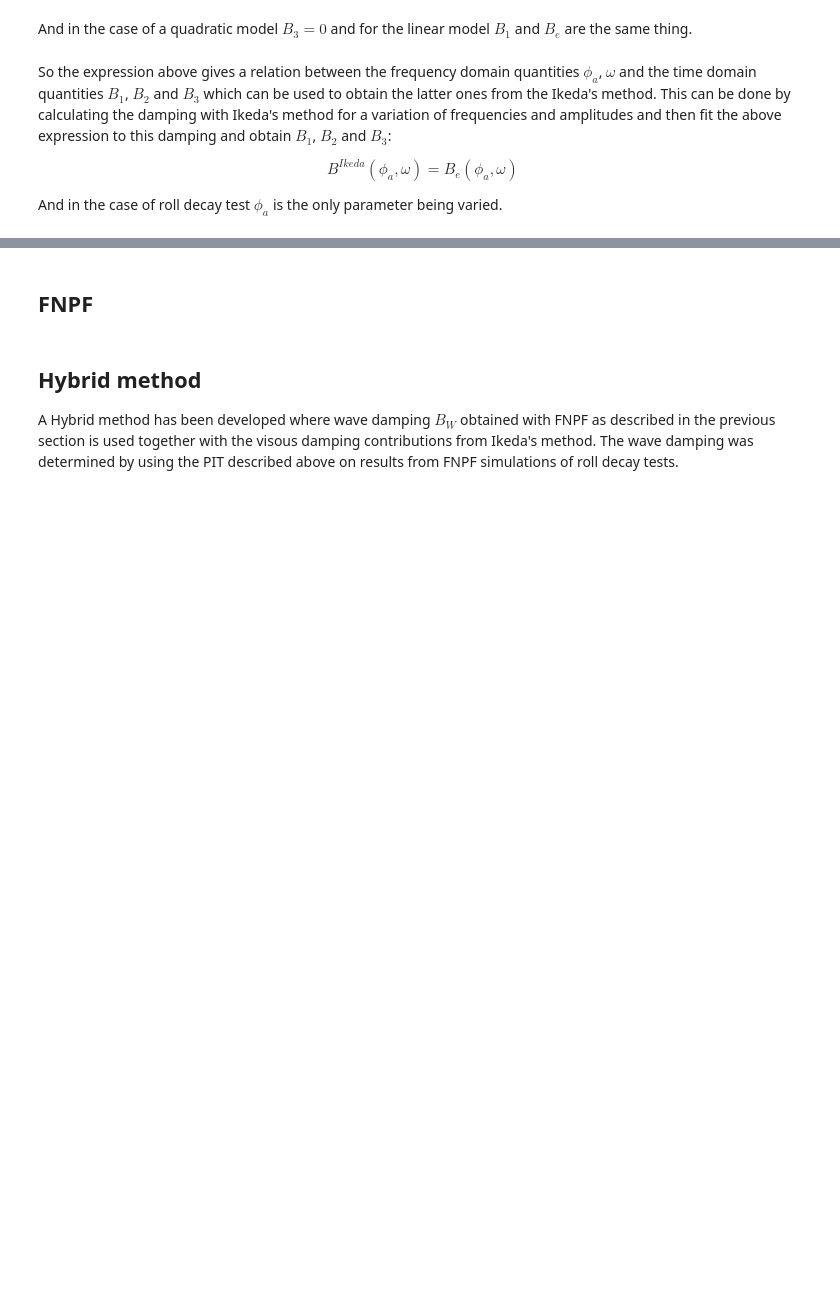
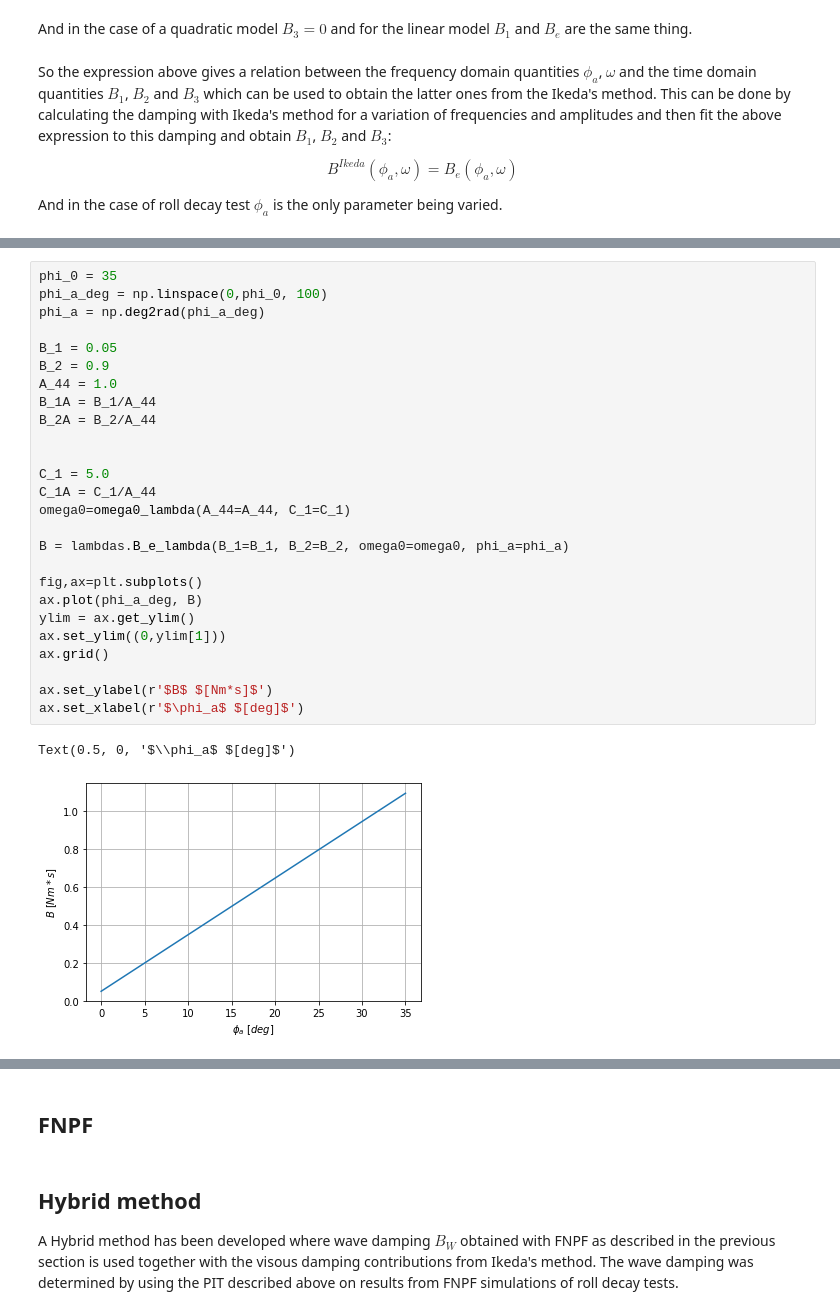
Before and after one commit to martinlarsalbert/Prediction-of-roll-motion-using-fully-nonlinear-potential-flow-and-Ikedas-method, a Jupyter notebook: reports/ISOPE_outline/01.1.outline.ipynb, the cells around one changed output, grey strips where cells are left out. Drawn from its saved outputs; the diff is of its cells as text; blank space fills up the shorter version.

```diff
--- a/reports/ISOPE_outline/01.1.outline.ipynb
+++ b/reports/ISOPE_outline/01.1.outline.ipynb
@@ -408,0 +441,29 @@ And in the case of roll decay test $\phi_a$ is the only parameter being varied.
+# %%
+phi_0 = 35
+phi_a_deg = np.linspace(0,phi_0, 100)
+phi_a = np.deg2rad(phi_a_deg)
+
+B_1 = 0.05
+B_2 = 0.9
+A_44 = 1.0
+B_1A = B_1/A_44
+B_2A = B_2/A_44
+
+
+C_1 = 5.0
+C_1A = C_1/A_44
+omega0=omega0_lambda(A_44=A_44, C_1=C_1)
+
+B = lambdas.B_e_lambda(B_1=B_1, B_2=B_2, omega0=omega0, phi_a=phi_a)
+
+fig,ax=plt.subplots()
+ax.plot(phi_a_deg, B)
+ylim = ax.get_ylim()
+ax.set_ylim((0,ylim[1]))
+ax.grid()
+
+ax.set_ylabel(r'$B$ $[Nm*s]$')
+ax.set_xlabel(r'$\phi_a$ $[deg]$')
+# %% [output]
+Text(0.5, 0, '$\\phi_a$ $[deg]$')
+[figure, added]
```
Also changed, not shown: parts of 8 cells of this notebook, 2 other files.
